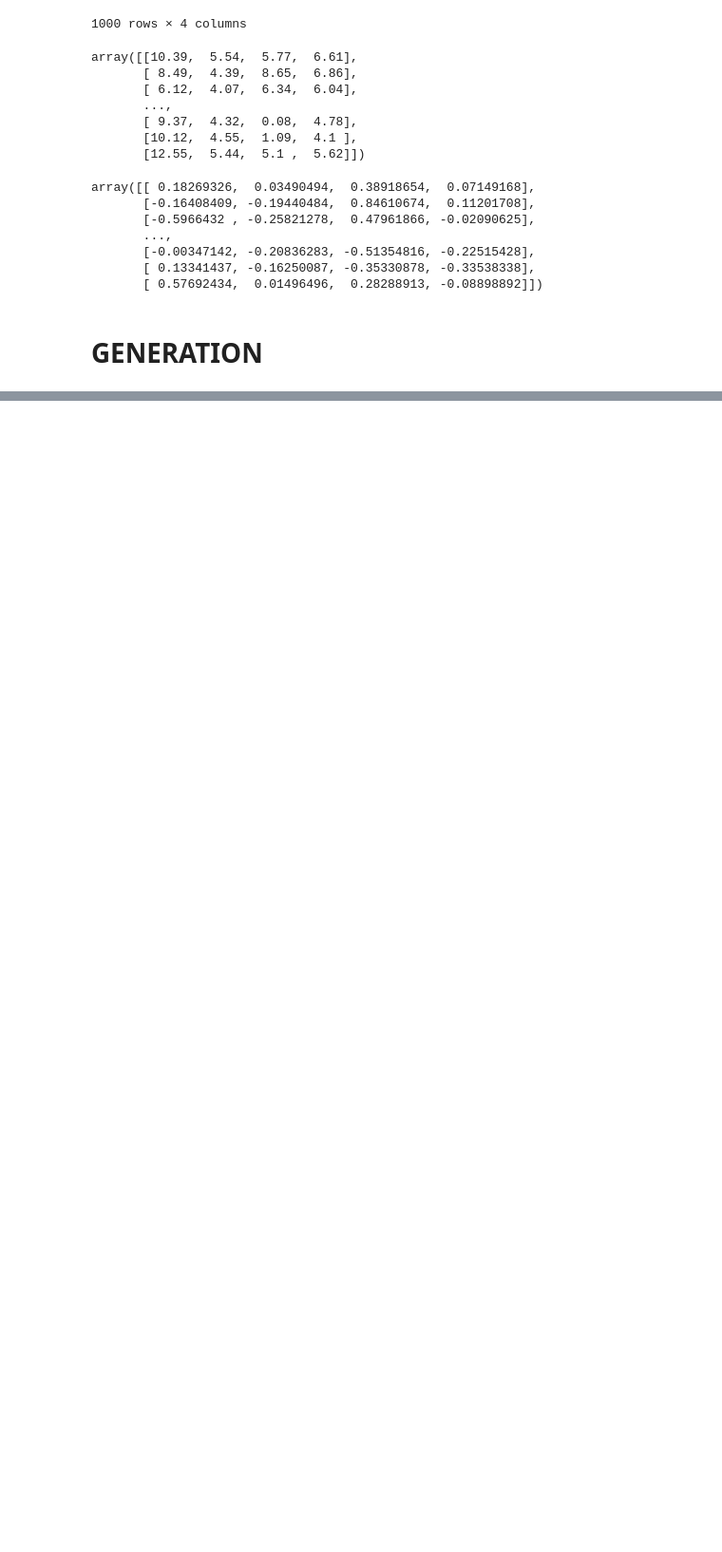
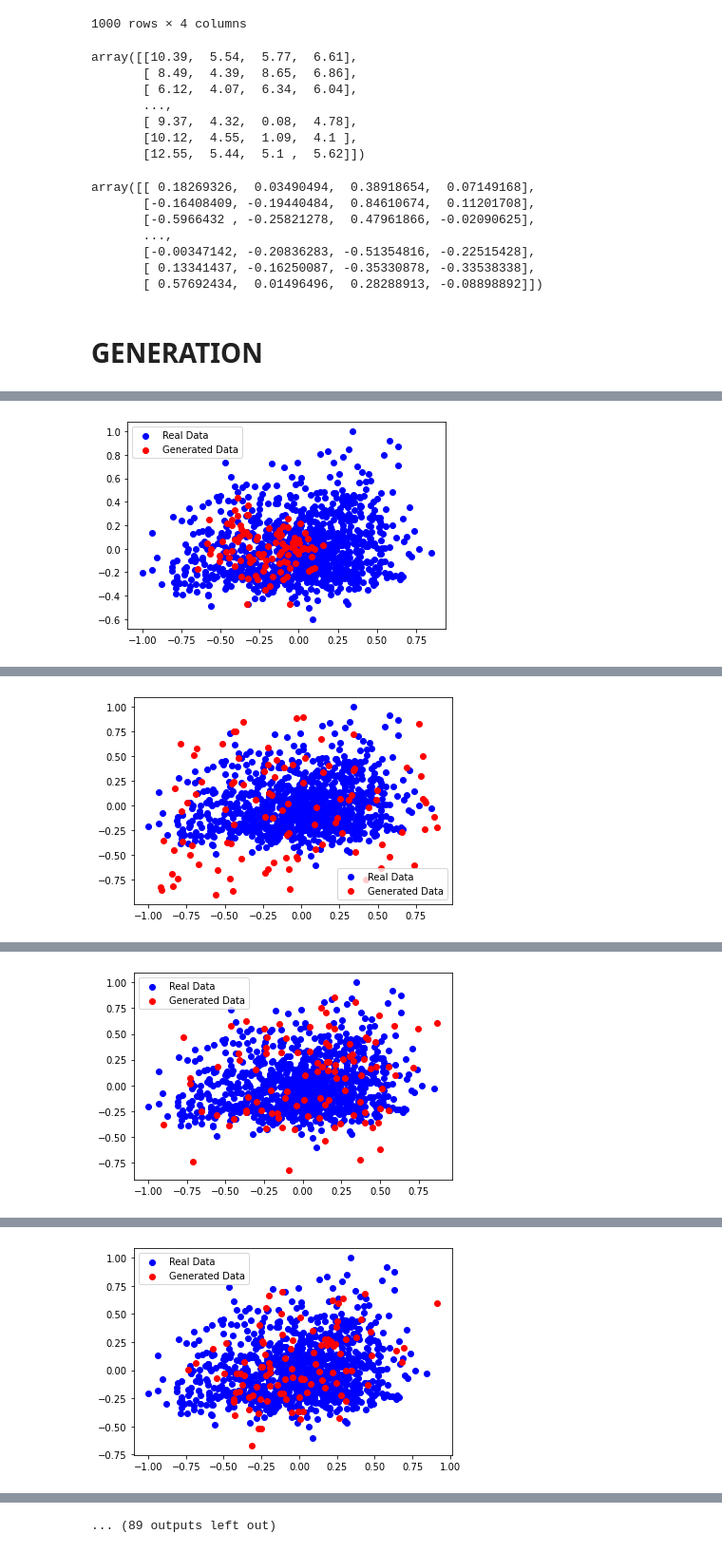
Before and after one commit to thomasloux/Genhack3-TheBlues, a Jupyter notebook: training.ipynb, the cells around one changed output, grey strips where cells are left out. Shown at 95% size. Drawn from its saved outputs; the diff is of its cells as text; code cells hidden in the pictures; blank space fills up the shorter version.

```diff
--- a/training.ipynb
+++ b/training.ipynb
@@ -238,3 +234,49 @@ class HiddenPrints:
     def __exit__(self, exc_type, exc_val, exc_tb):
         sys.stdout.close()
         sys.stdout = self._original_stdout
+# %%
+def dist(X,Y,n_projections=500):
+    n = len(Y)
+    a, b = np.ones((n,)) / n, np.ones((n,)) / n  # uniform distribution on samples
+
+    l=[]
+    for i in range(10):
+        l.append(ot.sliced_wasserstein_distance(X, Y, a, b, n_projections, seed=i))
+    return np.mean(l)
+# %%
+savlossD = []
+savlossG = []
+savlossW = []
+
+# Training loop
+for epoch in range(epochs):
+    # Train discriminator
+    with HiddenPrints():
+        idx = np.random.randint(0, real_data.shape[0], batch_size)
+        real_samples = real_data[idx]
+        noise = generate_noise(batch_size, latent_dim)
+        fake_samples = generator.predict(noise)
+        real_labels = np.ones((batch_size, 1))
+        fake_labels = np.zeros((batch_size, 1))
+
+        d_loss_real = discriminator.train_on_batch(real_samples, real_labels)
+        d_loss_fake = discriminator.train_on_batch(fake_samples, fake_labels)
+        d_loss = 0.5 * np.add(d_loss_real, d_loss_fake)
+
+        # Train generator
+        noise = generate_noise(batch_size, latent_dim)
+        valid_labels = np.ones((batch_size, 1))
+        g_loss = gan.train_on_batch(noise, valid_labels)
+
+        # Print progress and plot generated data
+    if epoch % 100 == 0:
+        print(f"Epoch {epoch}, D Loss: {d_loss[0]}, G Loss: {g_loss}")
+        savlossD.append(d_loss[0])
+        savlossG.append(g_loss)
+        generated_data = generate_data(generator, 100, latent_dim)
+        plot_generated_data(real_data, generated_data)
+        generated_data = generate_data(generator, 1000, latent_dim)
+        w = dist(real_data, generated_data)
+        savlossW.append(w)
+        print(w)
+# %% [output]
@@ -240,0 +285 @@ class HiddenPrints:
+[figure, added]
@@ -240,0 +290 @@ class HiddenPrints:
+[figure, added]
@@ -240,0 +295 @@ class HiddenPrints:
+[figure, added]
@@ -240,0 +300 @@ class HiddenPrints:
+[figure, added]
@@ -240,0 +311 @@ class HiddenPrints:
+... (89 outputs left out)
```
Also changed, not shown: parts of 15 cells of this notebook, 1 other file.
